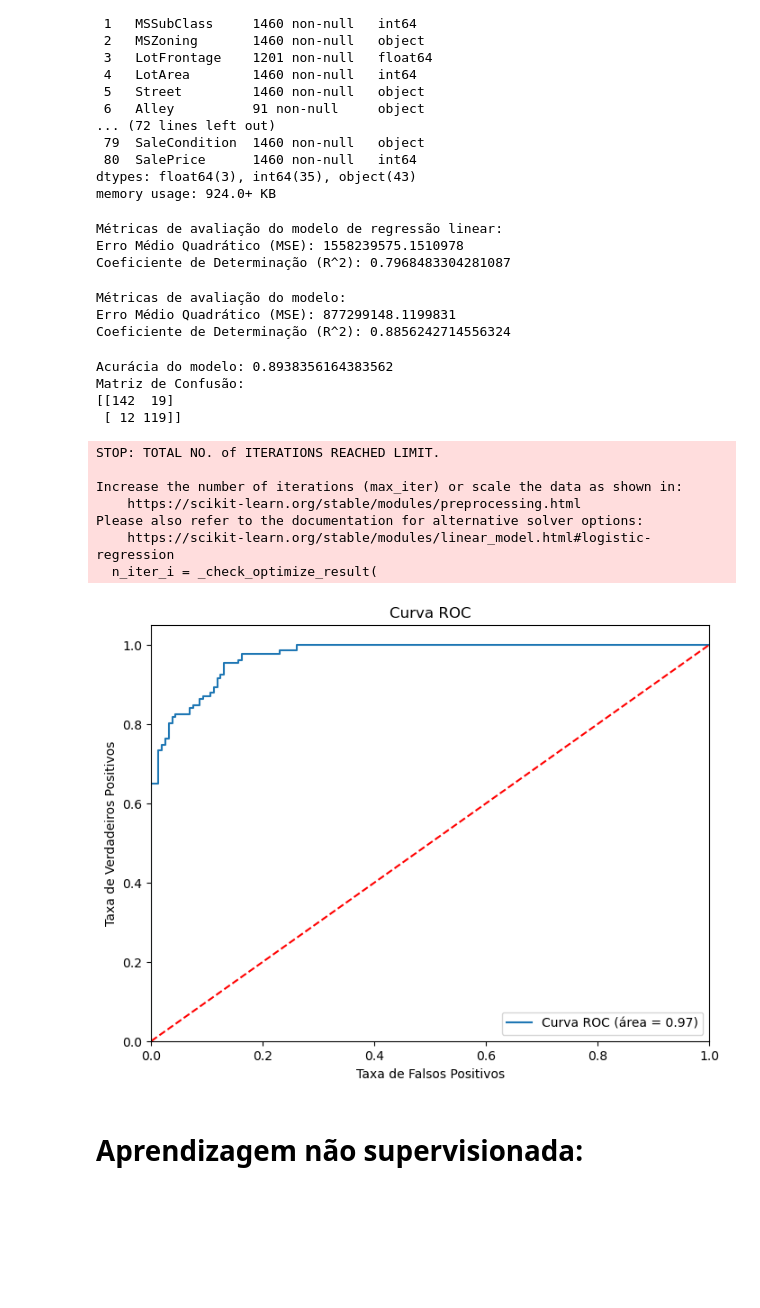
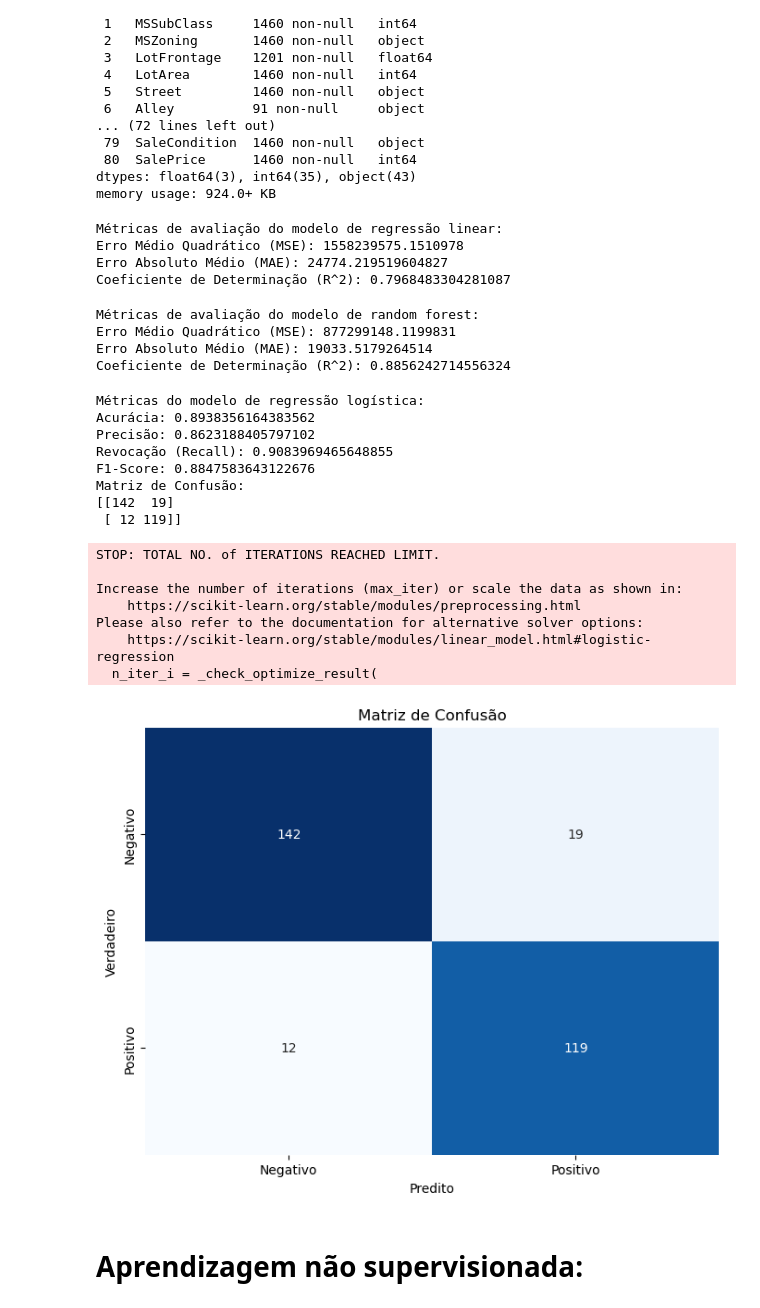
Before and after one commit to mateusp7/analise-de-dados, a Jupyter notebook: scripts.ipynb, the cells around one changed output. Saved outputs shown, nothing was run; the diff lists cells and outputs as text; code cells hidden in the pictures; blank space fills up the shorter version.

```diff
--- a/scripts.ipynb
+++ b/scripts.ipynb
@@ -210,31 +206,29 @@ memory usage: 924.0+ KB
 
 df_filtered_lr = df[important_features + ['SalePrice']]
 
-X = df_filtered_lr[important_features] # Variáveis independentes
-y = df_filtered_lr['SalePrice'] # Variável dependente
+X = df_filtered_lr[important_features]
+y = df_filtered_lr['SalePrice']
 
-# Dividir o dataset em treino e teste
 X_train, X_test, y_train, y_test = train_test_split(X, y, test_size=0.2, random_state=42)
 
-# Criar o modelo de regressão linear
 model = LinearRegression()
 
-# Treinar o modelo com os dados de treino
 model.fit(X_train, y_train)
 
-# Fazer previsões com os dados de teste
 y_pred = model.predict(X_test)
 
-# Avaliar o desempenho do modelo
-mse = mean_squared_error(y_test, y_pred)
-r2 = r2_score(y_test, y_pred)
+mse_lr = mean_squared_error(y_test, y_pred)
+mae_lr = mean_absolute_error(y_test, y_pred)
+r2_lr = r2_score(y_test, y_pred)
 
 print("Métricas de avaliação do modelo de regressão linear:")
-print("Erro Médio Quadrático (MSE):", mse)
-print("Coeficiente de Determinação (R^2):", r2)
+print("Erro Médio Quadrático (MSE):", mse_lr)
+print("Erro Absoluto Médio (MAE):", mae_lr)
+print("Coeficiente de Determinação (R^2):", r2_lr)
 # %% [output]
 Métricas de avaliação do modelo de regressão linear:
 Erro Médio Quadrático (MSE): 1558239575.1510978
+Erro Absoluto Médio (MAE): 24774.219519604827
 Coeficiente de Determinação (R^2): 0.7968483304281087
 # %%
 # RANDOM FOREST
@@ -252,15 +246,18 @@ model.fit(X_train, y_train)
 
 y_pred = model.predict(X_test)
 
-mse = mean_squared_error(y_test, y_pred)
-r2 = r2_score(y_test, y_pred)
+mse_rf = mean_squared_error(y_test, y_pred)
+mae_rf = mean_absolute_error(y_test, y_pred)
+r2_rf = r2_score(y_test, y_pred)
 
-print("Métricas de avaliação do modelo:")
-print("Erro Médio Quadrático (MSE):", mse)
-print("Coeficiente de Determinação (R^2):", r2)
+print("Métricas de avaliação do modelo de random forest:")
+print("Erro Médio Quadrático (MSE):", mse_rf)
+print("Erro Absoluto Médio (MAE):", mae_rf)
+print("Coeficiente de Determinação (R^2):", r2_rf)
 # %% [output]
-Métricas de avaliação do modelo:
+Métricas de avaliação do modelo de random forest:
 Erro Médio Quadrático (MSE): 877299148.1199831
+Erro Absoluto Médio (MAE): 19033.5179264514
 Coeficiente de Determinação (R^2): 0.8856242714556324
 # %%
 # B. Regressão logistica (CLASSIFICAÇÃO)
@@ -281,13 +278,24 @@ model.fit(X_train, y_train)
 y_pred = model.predict(X_test)
 
 accuracy = accuracy_score(y_test, y_pred)
-print("Acurácia do modelo:", accuracy)
+confusion = confusion_matrix(y_test, y_pred)
+precision = precision_score(y_test, y_pred)
+recall = recall_score(y_test, y_pred)
+f1 = f1_score(y_test, y_pred)
 
-confusion = confusion_matrix(y_test, y_pred)
+print("Métricas do modelo de regressão logística:")
+print("Acurácia:", accuracy)
+print("Precisão:", precision)
+print("Revocação (Recall):", recall)
+print("F1-Score:", f1)
 print("Matriz de Confusão:")
 print(confusion)
 # %% [output]
-Acurácia do modelo: 0.8938356164383562
+Métricas do modelo de regressão logística:
+Acurácia: 0.8938356164383562
+Precisão: 0.8623188405797102
+Revocação (Recall): 0.9083969465648855
+F1-Score: 0.8847583643122676
 Matriz de Confusão:
 [[142  19]
  [ 12 119]]
@@ -299,24 +307,16 @@ Please also refer to the documentation for alternative solver options:
     https://scikit-learn.org/stable/modules/linear_model.html#logistic-regression
   n_iter_i = _check_optimize_result(
 # %%
-y_probs = model.predict_proba(X_test)
-y_probs = y_probs[:, 1]
-
-fpr, tpr, thresholds = roc_curve(y_test, y_probs)
-roc_auc = auc(fpr, tpr)
-
 plt.figure(figsize=(8, 6))
-plt.plot(fpr, tpr, label='Curva ROC (área = %0.2f)' % roc_auc)
-plt.plot([0, 1], [0, 1], 'r--')
-plt.xlim([0, 1])
-plt.ylim([0, 1.05])
-plt.xlabel('Taxa de Falsos Positivos')
-plt.ylabel('Taxa de Verdadeiros Positivos')
-plt.title('Curva ROC')
-plt.legend(loc="lower right")
+sns.heatmap(confusion, annot=True, fmt='d', cmap='Blues', cbar=False)
+plt.title('Matriz de Confusão')
+plt.xlabel('Predito')
+plt.ylabel('Verdadeiro')
+plt.xticks([0.5, 1.5], ['Negativo', 'Positivo'])
+plt.yticks([0.5, 1.5], ['Negativo', 'Positivo'])
 plt.show()
 # %% [output]
-[figure, old version]
+[figure, new version]
 # %% [markdown]
 # Aprendizagem não supervisionada:
 # %%
```
Also changed, not shown: parts of 10 cells of this notebook, 1 other file.
